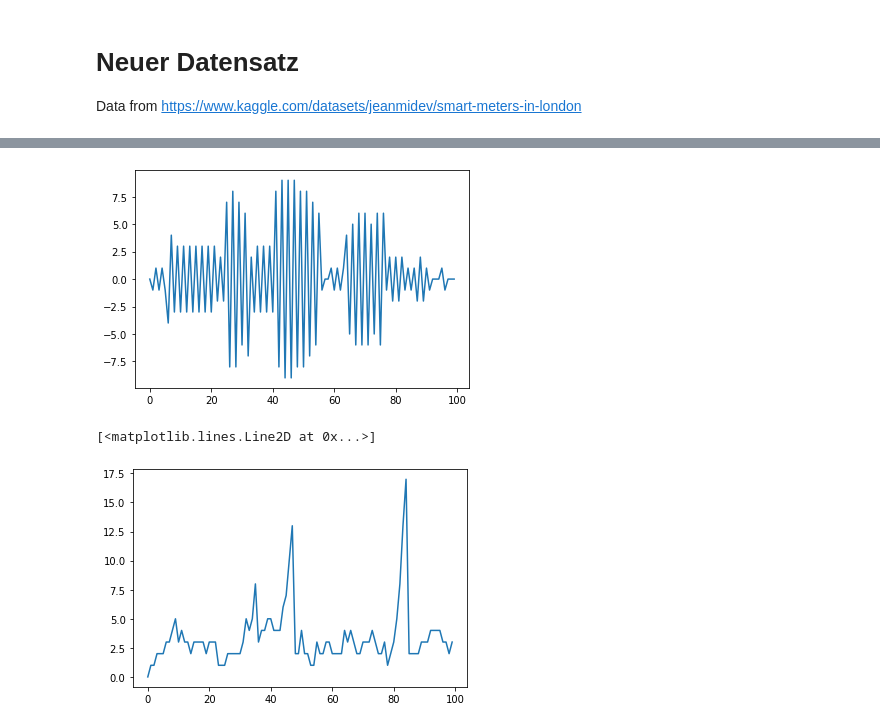
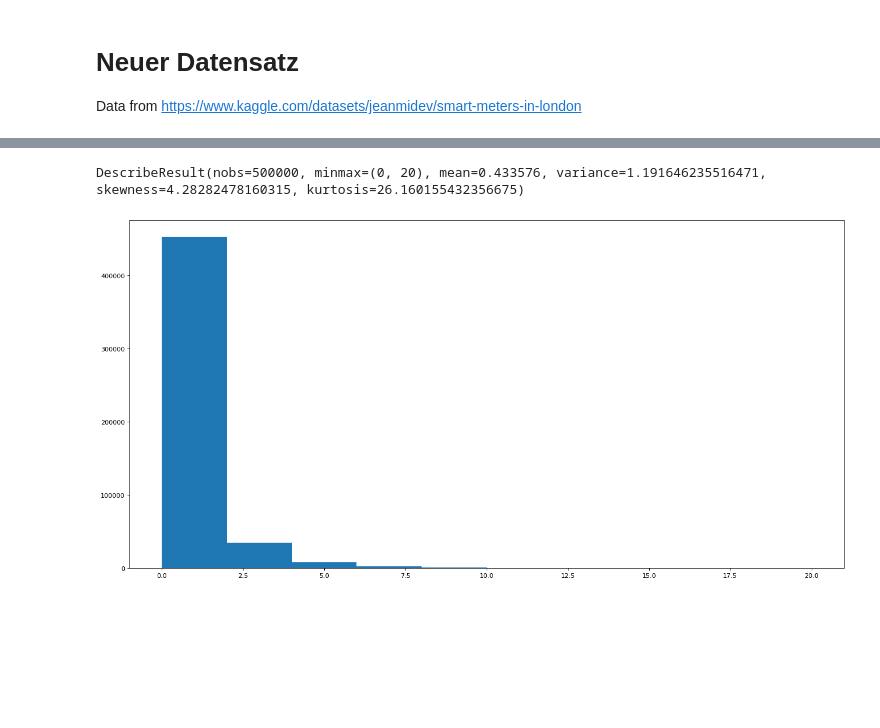
Before and after one commit to simonsuetterlin/SmartGrid, a Jupyter notebook: data_processing.ipynb, the cells around one changed output, grey strips where cells are left out. Drawn from its saved outputs; the diff is of its cells as text; code cells hidden in the pictures; blank space fills up the shorter version.

```diff
--- a/data_processing.ipynb
+++ b/data_processing.ipynb
@@ -78,30 +31,0 @@ data_numeric[2000:2200].plot()
-# %%
-T = 100
-values = [-5, -1, 0, 1, 5]
-probs = [0.05, 0.1, 0.7, 0.1, 0.05]
-v_step_change = np.random.choice(values, T, p=probs)
-
-v_step = [0]
-for i in range(1,T):
-    v_step.append(-v_step[i-1] + v_step_change[i-1])
-
-plt.plot(range(len(v_step)), v_step)
-
-v = [8]
-for i in range(1, T):
-    v.append(v[i-1] + v_step[i-1])
-#plt.plot(v)
-# %% [output]
-[figure, removed]
-# %%
-T = 100
-values = range(-15,15)
-
-v = [0]
-for i in range(1, T):
-    v_step = np.random.choice(values, 1, p=probs[v[-1]])[0]
-    v.append(v[i-1] + v_step)
-plt.plot(v)
-# %% [output]
-[<matplotlib.lines.Line2D at 0x...>]
-[figure, removed]
@@ -109,0 +32,7 @@ import mchmm as mc
+# %%
+print(ss.describe(data_numeric))
+fig = plt.figure(figsize=(20, 10), dpi=80)
+plt.hist(data_numeric);
+# %% [output]
+DescribeResult(nobs=500000, minmax=(0, 20), mean=0.433576, variance=1.191646235516471, skewness=4.28282478160315, kurtosis=26.160155432356675)
+[figure, added]
```
Also changed, not shown: parts of 18 cells of this notebook.
